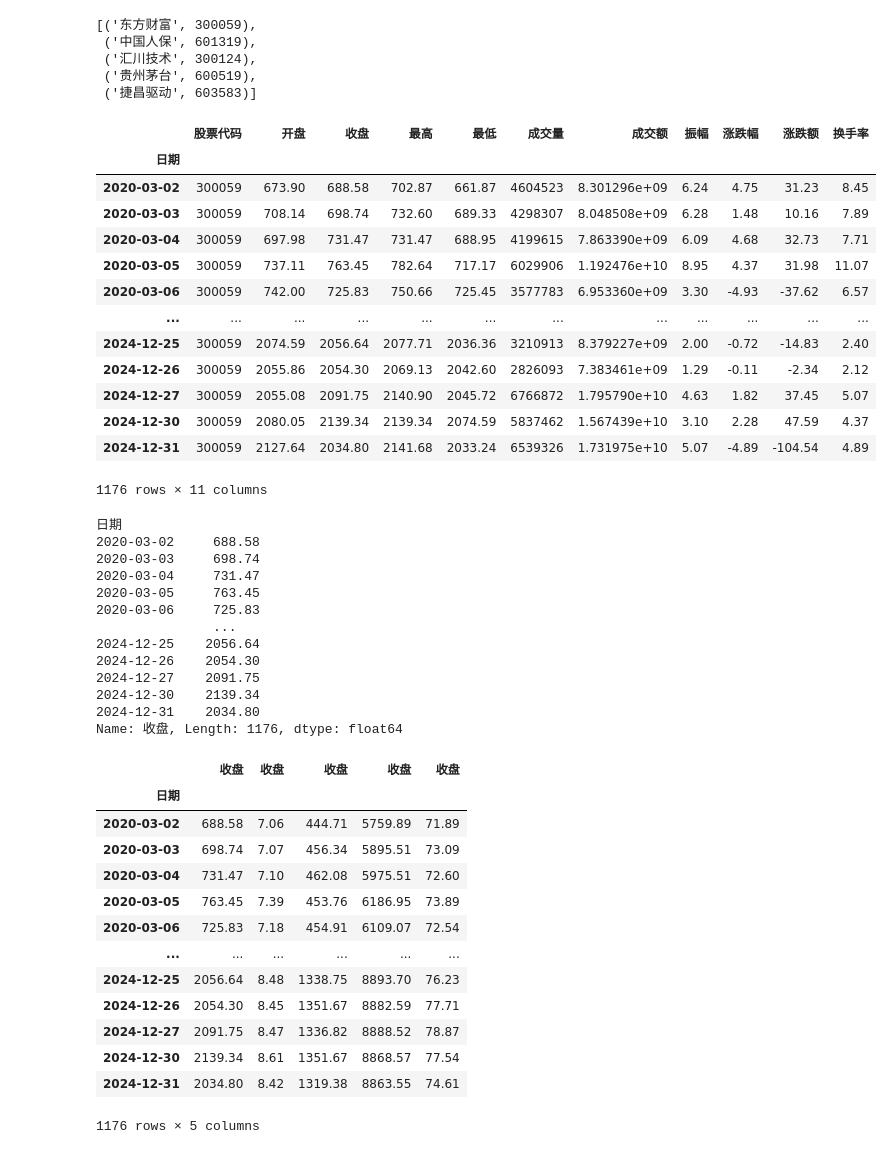
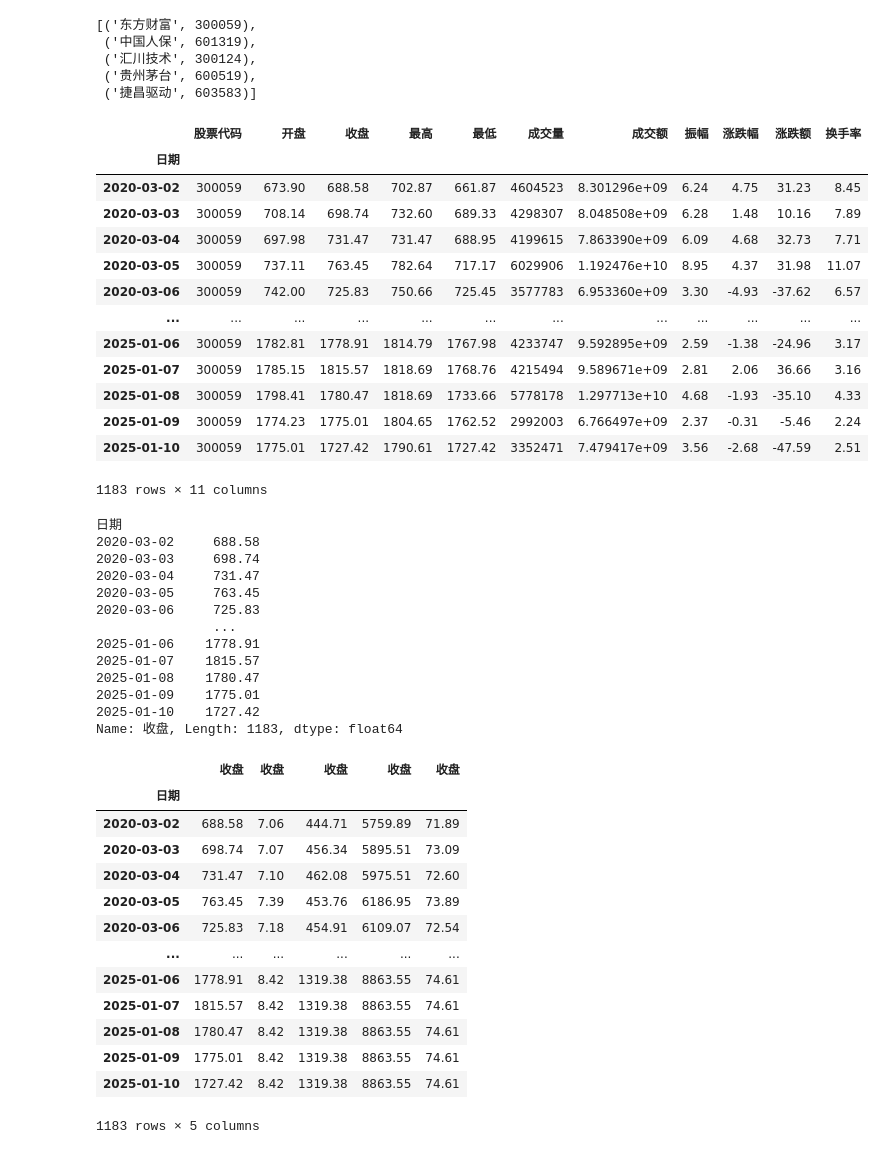
Before and after one commit to ZouTrankil/qmt_test, a Jupyter notebook: B站学习背包/组合收益分析/combo.ipynb, the cells around one changed output. Saved outputs shown, nothing was run; the diff lists cells and outputs as text; code cells hidden in the pictures.

```diff
--- a/B站学习背包/组合收益分析/combo.ipynb
+++ b/B站学习背包/组合收益分析/combo.ipynb
@@ -63,24 +65,24 @@ WATCH_CODES
  ('贵州茅台', 600519),
  ('捷昌驱动', 603583)]
 # %%
-p = ak.stock_zh_a_hist("300059", period="daily", start_date="20200301", end_date='20241231', adjust="hfq")
+p = ak.stock_zh_a_hist("300059", period="daily", start_date="20200301", end_date='20250131', adjust="hfq")
 p.set_index("日期", inplace=True)
 p
 # %% [output]
 |  | 股票代码 | 开盘 | 收盘 | 最高 | 最低 | 成交量 | 成交额 | 振幅 | 涨跌幅 | 涨跌额 | 换手率 |
 | 日期 |  |  |  |  |  |  |  |  |  |  |  |
 | 2020-03-02 | 300059 | 673.90 | 688.58 | 702.87 | 661.87 | 4604523 | 8.301296e+09 | 6.24 | 4.75 | 31.23 | 8.45 |
 | 2020-03-03 | 300059 | 708.14 | 698.74 | 732.60 | 689.33 | 4298307 | 8.048508e+09 | 6.28 | 1.48 | 10.16 | 7.89 |
 | 2020-03-04 | 300059 | 697.98 | 731.47 | 731.47 | 688.95 | 4199615 | 7.863390e+09 | 6.09 | 4.68 | 32.73 | 7.71 |
 | 2020-03-05 | 300059 | 737.11 | 763.45 | 782.64 | 717.17 | 6029906 | 1.192476e+10 | 8.95 | 4.37 | 31.98 | 11.07 |
 | 2020-03-06 | 300059 | 742.00 | 725.83 | 750.66 | 725.45 | 3577783 | 6.953360e+09 | 3.30 | -4.93 | -37.62 | 6.57 |
 | ... | ... | ... | ... | ... | ... | ... | ... | ... | ... | ... | ... |
-| 2024-12-25 | 300059 | 2074.59 | 2056.64 | 2077.71 | 2036.36 | 3210913 | 8.379227e+09 | 2.00 | -0.72 | -14.83 | 2.40 |
-| 2024-12-26 | 300059 | 2055.86 | 2054.30 | 2069.13 | 2042.60 | 2826093 | 7.383461e+09 | 1.29 | -0.11 | -2.34 | 2.12 |
-| 2024-12-27 | 300059 | 2055.08 | 2091.75 | 2140.90 | 2045.72 | 6766872 | 1.795790e+10 | 4.63 | 1.82 | 37.45 | 5.07 |
-| 2024-12-30 | 300059 | 2080.05 | 2139.34 | 2139.34 | 2074.59 | 5837462 | 1.567439e+10 | 3.10 | 2.28 | 47.59 | 4.37 |
-| 2024-12-31 | 300059 | 2127.64 | 2034.80 | 2141.68 | 2033.24 | 6539326 | 1.731975e+10 | 5.07 | -4.89 | -104.54 | 4.89 |
+| 2025-01-06 | 300059 | 1782.81 | 1778.91 | 1814.79 | 1767.98 | 4233747 | 9.592895e+09 | 2.59 | -1.38 | -24.96 | 3.17 |
+| 2025-01-07 | 300059 | 1785.15 | 1815.57 | 1818.69 | 1768.76 | 4215494 | 9.589671e+09 | 2.81 | 2.06 | 36.66 | 3.16 |
+| 2025-01-08 | 300059 | 1798.41 | 1780.47 | 1818.69 | 1733.66 | 5778178 | 1.297713e+10 | 4.68 | -1.93 | -35.10 | 4.33 |
+| 2025-01-09 | 300059 | 1774.23 | 1775.01 | 1804.65 | 1762.52 | 2992003 | 6.766497e+09 | 2.37 | -0.31 | -5.46 | 2.24 |
+| 2025-01-10 | 300059 | 1775.01 | 1727.42 | 1790.61 | 1727.42 | 3352471 | 7.479417e+09 | 3.56 | -2.68 | -47.59 | 2.51 |
-1176 rows × 11 columns
+1183 rows × 11 columns
 # %%
 ps = p["收盘"]
 ps
@@ -92,12 +94,12 @@ ps
 2020-03-05     763.45
 2020-03-06     725.83
                ...
-2024-12-25    2056.64
-2024-12-26    2054.30
-2024-12-27    2091.75
-2024-12-30    2139.34
-2024-12-31    2034.80
-Name: 收盘, Length: 1176, dtype: float64
+2025-01-06    1778.91
+2025-01-07    1815.57
+2025-01-08    1780.47
+2025-01-09    1775.01
+2025-01-10    1727.42
+Name: 收盘, Length: 1183, dtype: float64
 # %%
 for n,i in WATCH_CODES[1:]:
     p_i = ak.stock_zh_a_hist(str(i), period="daily", start_date="20200301", end_date='20241231', adjust="hfq")[["日期", "收盘"]]
@@ -116,12 +118,12 @@ ps
 | 2020-03-05 | 763.45 | 7.39 | 453.76 | 6186.95 | 73.89 |
 | 2020-03-06 | 725.83 | 7.18 | 454.91 | 6109.07 | 72.54 |
 | ... | ... | ... | ... | ... | ... |
-| 2024-12-25 | 2056.64 | 8.48 | 1338.75 | 8893.70 | 76.23 |
-| 2024-12-26 | 2054.30 | 8.45 | 1351.67 | 8882.59 | 77.71 |
-| 2024-12-27 | 2091.75 | 8.47 | 1336.82 | 8888.52 | 78.87 |
-| 2024-12-30 | 2139.34 | 8.61 | 1351.67 | 8868.57 | 77.54 |
-| 2024-12-31 | 2034.80 | 8.42 | 1319.38 | 8863.55 | 74.61 |
+| 2025-01-06 | 1778.91 | 8.42 | 1319.38 | 8863.55 | 74.61 |
+| 2025-01-07 | 1815.57 | 8.42 | 1319.38 | 8863.55 | 74.61 |
+| 2025-01-08 | 1780.47 | 8.42 | 1319.38 | 8863.55 | 74.61 |
+| 2025-01-09 | 1775.01 | 8.42 | 1319.38 | 8863.55 | 74.61 |
+| 2025-01-10 | 1727.42 | 8.42 | 1319.38 | 8863.55 | 74.61 |
-1176 rows × 5 columns
+1183 rows × 5 columns
 # %%
 ps.columns = [code[0] for code in WATCH_CODES]
 ps
```
Also changed, not shown: parts of 38 cells of this notebook, 6 other files.
